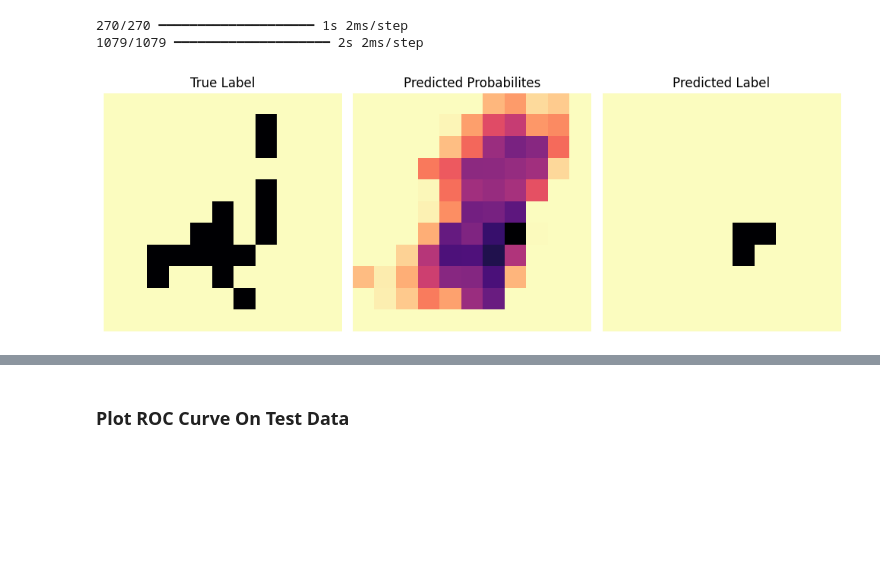
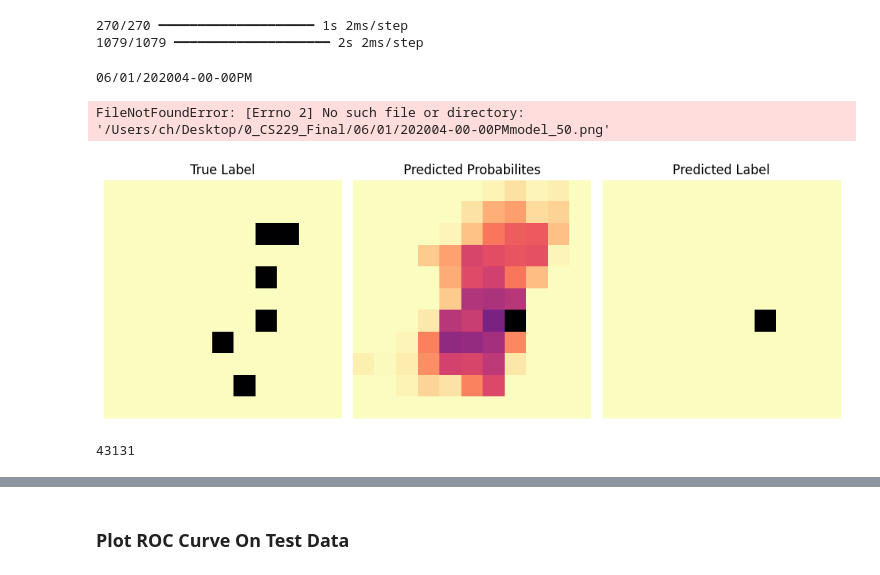
Before and after one commit to chenmo8/Predicting_Traffic_Accidents, a Jupyter notebook: Train_Model.ipynb, the cells around one changed output, grey strips where cells are left out. Drawn from its saved outputs; the diff is of its cells as text; code cells hidden in the pictures; blank space fills up the shorter version.

```diff
--- a/Train_Model.ipynb
+++ b/Train_Model.ipynb
@@ -343,31 +344,44 @@ np.save('11x11/models_/model_binary_test_predictions_values50.npy', binary_predi
 np.save('11x11/models_/model_binary_train_predictions_values50.npy', binary_predictions_train)
 np.save('11x11/models_/model_binary_test_predictions_probs50.npy', predictions_model_binary_test)
 np.save('11x11/models_/model_binary_train_predictions_probs50.npy', predictions_model_binary_train)
+# %%
+string = "06/01/2020 04:00:00 PM"
+string_no_spaces = string.replace(" ", "")  # Remove spaces
+string_replaced = string_no_spaces.replace(":", "-")  # Replace ":" with "-"
+print(string_replaced)
+# %% [output]
+06/01/202004-00-00PM
 # %%
 import matplotlib.pyplot as plt
 
 # Plot the true label and predicted label side by side
 fig, axes = plt.subplots(1, 3, figsize=(10, 8))  # 1 row, 2 columns
-i=-100
+i=3640
 
 # Plot true label (Y_test[-1])
 axes[0].imshow(Binary_Out_test[i], cmap='magma_r')
 axes[0].set_title("True Label")
 axes[0].axis('off')  # Hide axis for better visualization
 
 # Plot prediction (predictions[-1])
 axes[1].imshow(predictions_model_binary_test[i], cmap='magma_r')
 axes[1].set_title("Predicted Probabilites")
 axes[1].axis('off')  # Hide axis for better visualization
 
 # Plot prediction (predictions[-1])
 axes[2].imshow(binary_predictions_test[i], cmap='magma_r')
 axes[2].set_title("Predicted Label")
 axes[2].axis('off')  # Hide axis for better visualization
 
 
 # Show the plot
 plt.tight_layout()  # Adjust spacing
+plt.savefig(string_replaced+'model_50.png')
 plt.show()
 # %% [output]
+FileNotFoundError: [Errno 2] No such file or directory: '/Users/ch/Desktop/0_CS229_Final/06/01/202004-00-00PMmodel_50.png'
-[figure, old version]
+[figure, new version]
+# %%
+len(final_times['24_Hour_Intervals'])
+# %% [output]
+43131
```
Also changed, not shown: parts of 11 cells of this notebook.
